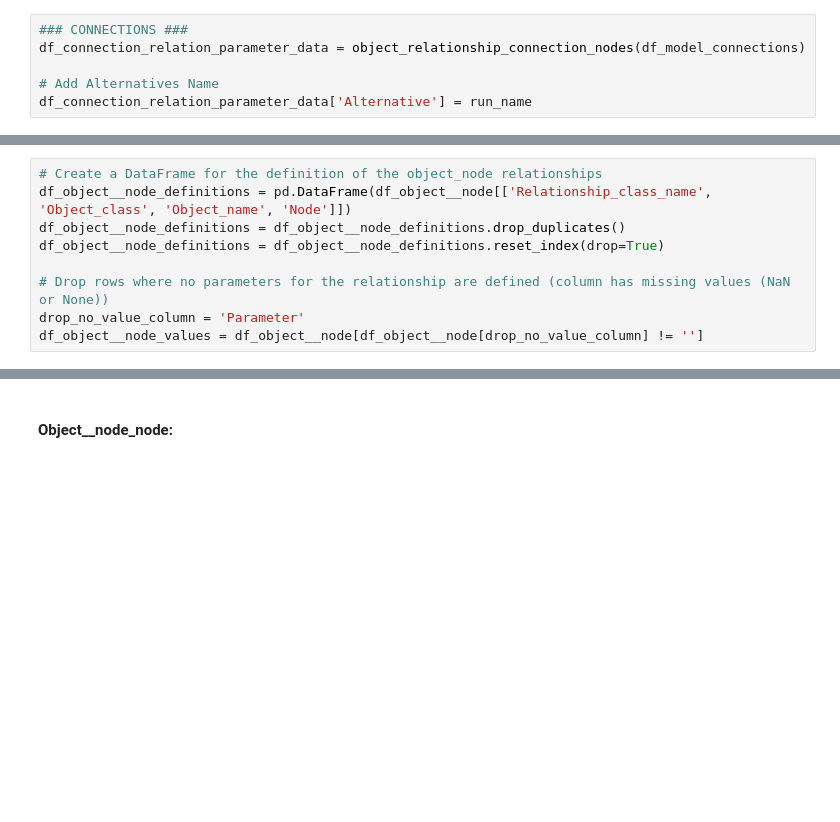
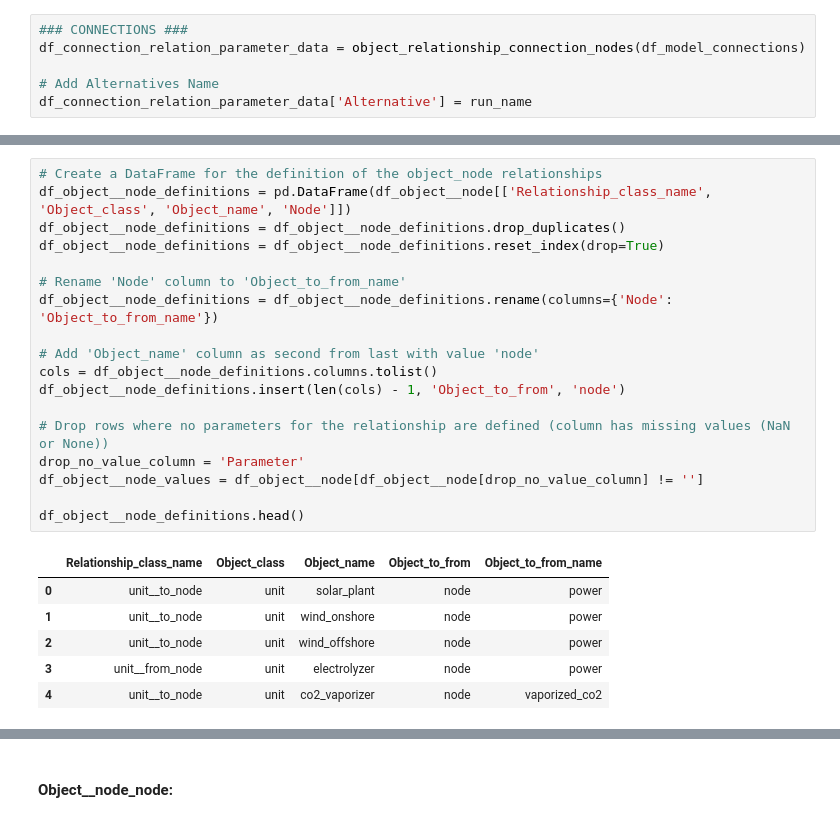
Before and after one commit to CSEI-EU/Nord_H2ub, a Jupyter notebook: spine_projects/01_input_data/00_functions/please_ignore.ipynb, the cells around one changed output, grey strips where cells are left out. Saved outputs shown, nothing was run; the diff lists cells and outputs as text; blank space fills up the shorter version.

```diff
--- a/spine_projects/01_input_data/00_functions/please_ignore.ipynb
+++ b/spine_projects/01_input_data/00_functions/please_ignore.ipynb
@@ -514,12 +514,28 @@ df_object__node.head()
 # %%
 # Create a DataFrame for the definition of the object_node relationships
 df_object__node_definitions = pd.DataFrame(df_object__node[['Relationship_class_name', 'Object_class', 'Object_name', 'Node']])
 df_object__node_definitions = df_object__node_definitions.drop_duplicates()
 df_object__node_definitions = df_object__node_definitions.reset_index(drop=True)
 
+# Rename 'Node' column to 'Object_to_from_name'
+df_object__node_definitions = df_object__node_definitions.rename(columns={'Node': 'Object_to_from_name'})
+
+# Add 'Object_name' column as second from last with value 'node'
+cols = df_object__node_definitions.columns.tolist()
+df_object__node_definitions.insert(len(cols) - 1, 'Object_to_from', 'node')
+
 # Drop rows where no parameters for the relationship are defined (column has missing values (NaN or None))
 drop_no_value_column = 'Parameter'
 df_object__node_values = df_object__node[df_object__node[drop_no_value_column] != '']
+
+df_object__node_definitions.head()
+# %% [output]
+|  | Relationship_class_name | Object_class | Object_name | Object_to_from | Object_to_from_name |
+| 0 | unit__to_node | unit | solar_plant | node | power |
+| 1 | unit__to_node | unit | wind_onshore | node | power |
+| 2 | unit__to_node | unit | wind_offshore | node | power |
+| 3 | unit__from_node | unit | electrolyzer | node | power |
+| 4 | unit__to_node | unit | co2_vaporizer | node | vaporized_co2 |
 # %%
 # Add rest of to/from_node relations
 rows_to_add = []
```
Also changed, not shown: parts of 6 cells of this notebook, 7 other files.
